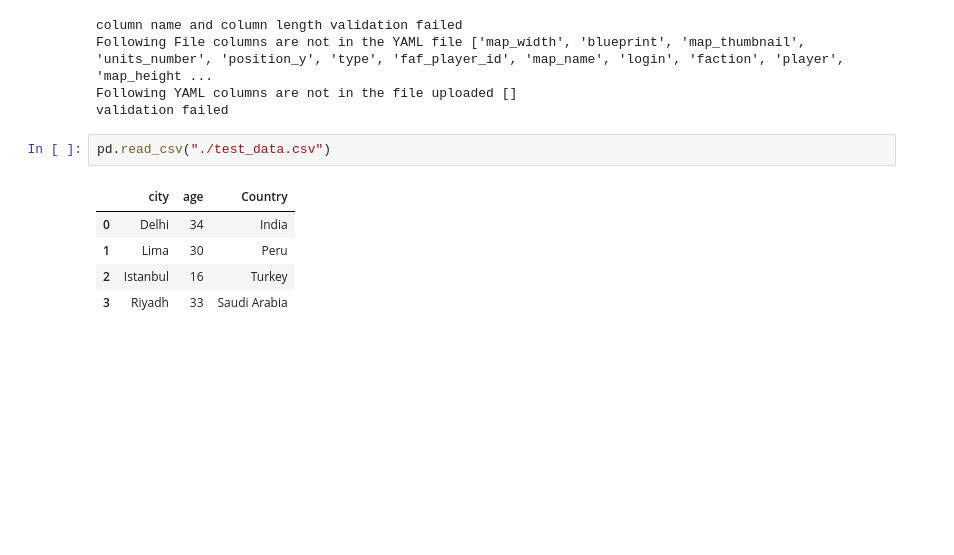
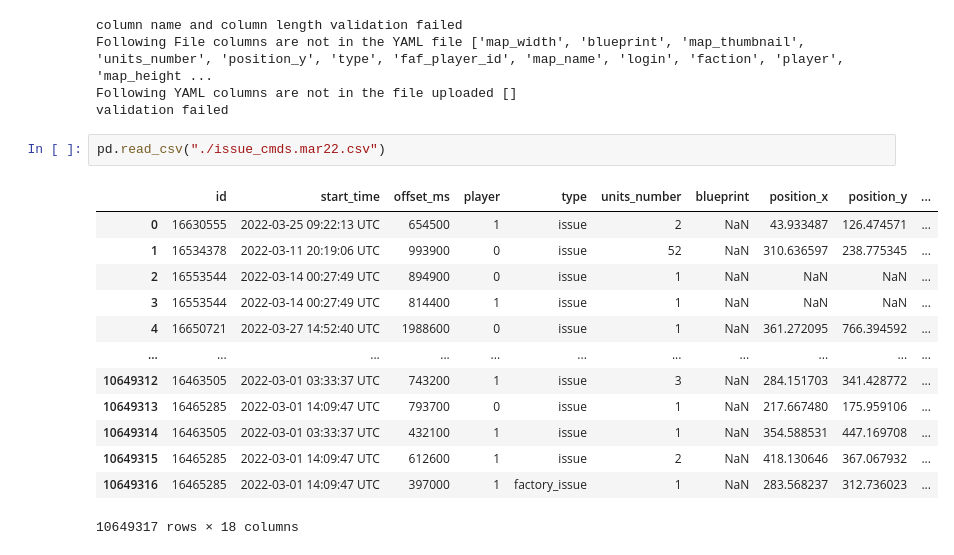
Before and after one commit to BattaLiu/DSVIICODE, a Jupyter notebook: test_ingestion.ipynb, the cells around one changed output. Cells and saved outputs as stored; diff of their text form; blank space fills up the shorter version.

Commit message:
git clone/pull and then move in current notebook to replace old test_ingestion.ipynb

```diff
--- a/test_ingestion.ipynb
+++ b/test_ingestion.ipynb
@@ -331,13 +305,21 @@ Following File columns are not in the YAML file ['map_width', 'blueprint', 'map_
 Following YAML columns are not in the file uploaded []
 validation failed
 # %%
-pd.read_csv("./test_data.csv")
+pd.read_csv("./issue_cmds.mar22.csv")
 # %% [output]
-|  | city | age | Country |
-| 0 | Delhi | 34 | India |
-| 1 | Lima | 30 | Peru |
-| 2 | Istanbul | 16 | Turkey |
-| 3 | Riyadh | 33 | Saudi Arabia |
+|  | id | start_time | offset_ms | player | type | units_number | blueprint | position_x | position_y | ... |
+| 0 | 16630555 | 2022-03-25 09:22:13 UTC | 654500 | 1 | issue | 2 | NaN | 43.933487 | 126.474571 | ... |
+| 1 | 16534378 | 2022-03-11 20:19:06 UTC | 993900 | 0 | issue | 52 | NaN | 310.636597 | 238.775345 | ... |
+| 2 | 16553544 | 2022-03-14 00:27:49 UTC | 894900 | 0 | issue | 1 | NaN | NaN | NaN | ... |
+| 3 | 16553544 | 2022-03-14 00:27:49 UTC | 814400 | 1 | issue | 1 | NaN | NaN | NaN | ... |
+| 4 | 16650721 | 2022-03-27 14:52:40 UTC | 1988600 | 0 | issue | 1 | NaN | 361.272095 | 766.394592 | ... |
+| ... | ... | ... | ... | ... | ... | ... | ... | ... | ... | ... |
+| 10649312 | 16463505 | 2022-03-01 03:33:37 UTC | 743200 | 1 | issue | 3 | NaN | 284.151703 | 341.428772 | ... |
+| 10649313 | 16465285 | 2022-03-01 14:09:47 UTC | 793700 | 0 | issue | 1 | NaN | 217.667480 | 175.959106 | ... |
+| 10649314 | 16463505 | 2022-03-01 03:33:37 UTC | 432100 | 1 | issue | 1 | NaN | 354.588531 | 447.169708 | ... |
+| 10649315 | 16465285 | 2022-03-01 14:09:47 UTC | 612600 | 1 | issue | 2 | NaN | 418.130646 | 367.067932 | ... |
+| 10649316 | 16465285 | 2022-03-01 14:09:47 UTC | 397000 | 1 | factory_issue | 1 | NaN | 283.568237 | 312.736023 | ... |
+10649317 rows × 18 columns
 # %%
 df
 # %% [output]
```
Also changed, not shown: parts of 24 cells of this notebook.
